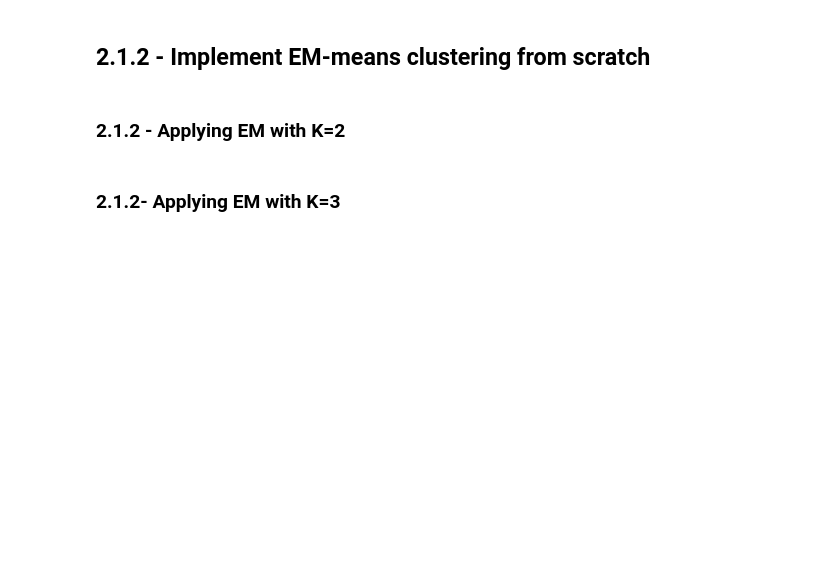
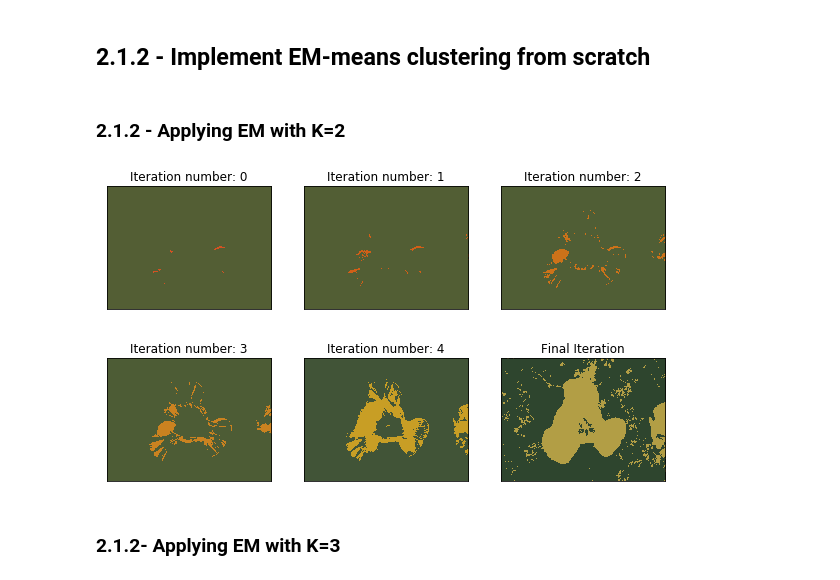
Before and after one commit to Patrick-Erath/OpenCV, a Jupyter notebook: Assignment3/Question2_A3.ipynb, the cells around one changed output. Saved outputs shown, nothing was run; the diff lists cells and outputs as text; code cells hidden in the pictures; blank space fills up the shorter version.

```diff
--- a/Assignment3/Question2_A3.ipynb
+++ b/Assignment3/Question2_A3.ipynb
@@ -137,11 +137,11 @@ def show_figures(imgs, isGray = False, isEM = False):
         if(not isEM and isGray):
             plt.imshow(imgs[i][0].astype(np.uint8), cmap='gray')
         elif(not isEM):
-            plt.imshow(imgs[i][0].astype(np.uint8))
+            plt.imshow(imgs[i][0].astype)
         elif(isGray):
             plt.imshow(imgs[i].astype(np.uint8),  cmap='gray')
         else:
-            plt.imshow(imgs[i][0].astype(np.uint8))
+            plt.imshow(imgs[i].astype(np.uint8))
 
         j+=1
         if(i!=len(imgs)-1):
@@ -368,8 +368,11 @@ def em(img, k, iterations=10):
 # %%
 img = cv2.imread("flower.jpg", cv2.COLOR_BGR2RGB)
 img = np.float32(img)
 
-em_gaussian2 = em(img, k=2, iterations=6)
+em_gaussian2 = em(img, k=2, iterations=20)
 show_figures(em_gaussian2, isEM = True)
+# %% [output]
+[figure, added]
+[figure, added]
 # %% [markdown]
 ### 2.1.2- Applying EM with K=3
```
Also changed, not shown: parts of 9 cells of this notebook, 2 other files.
